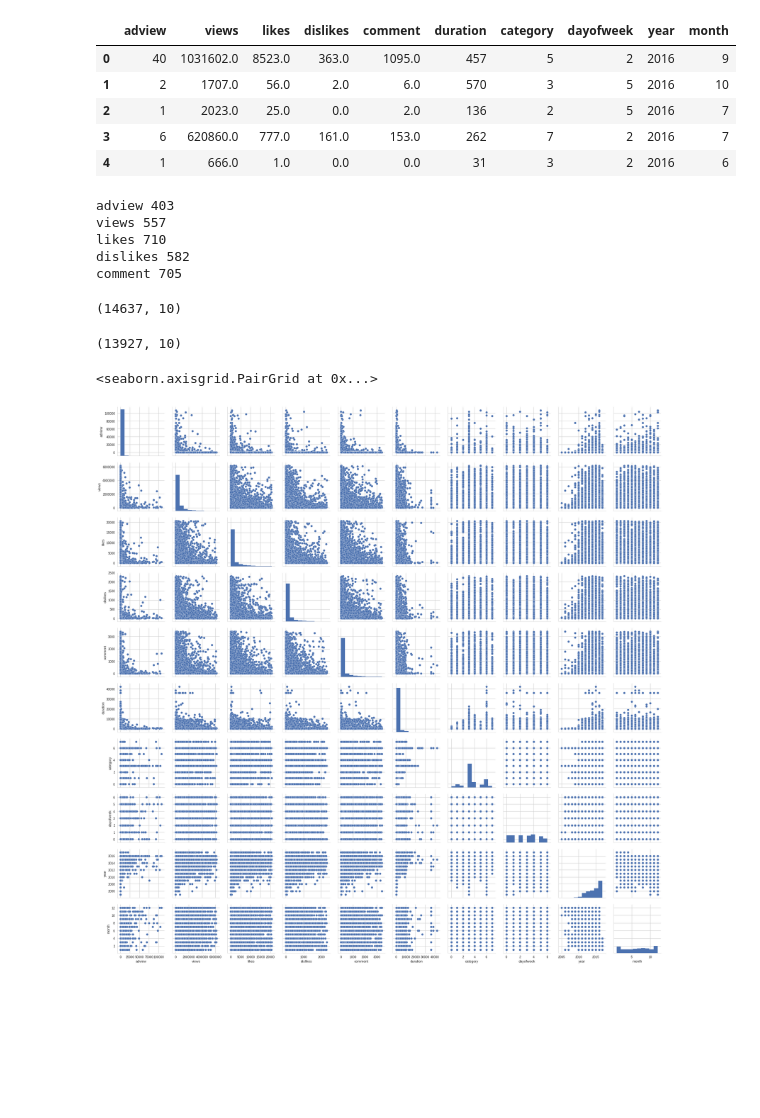
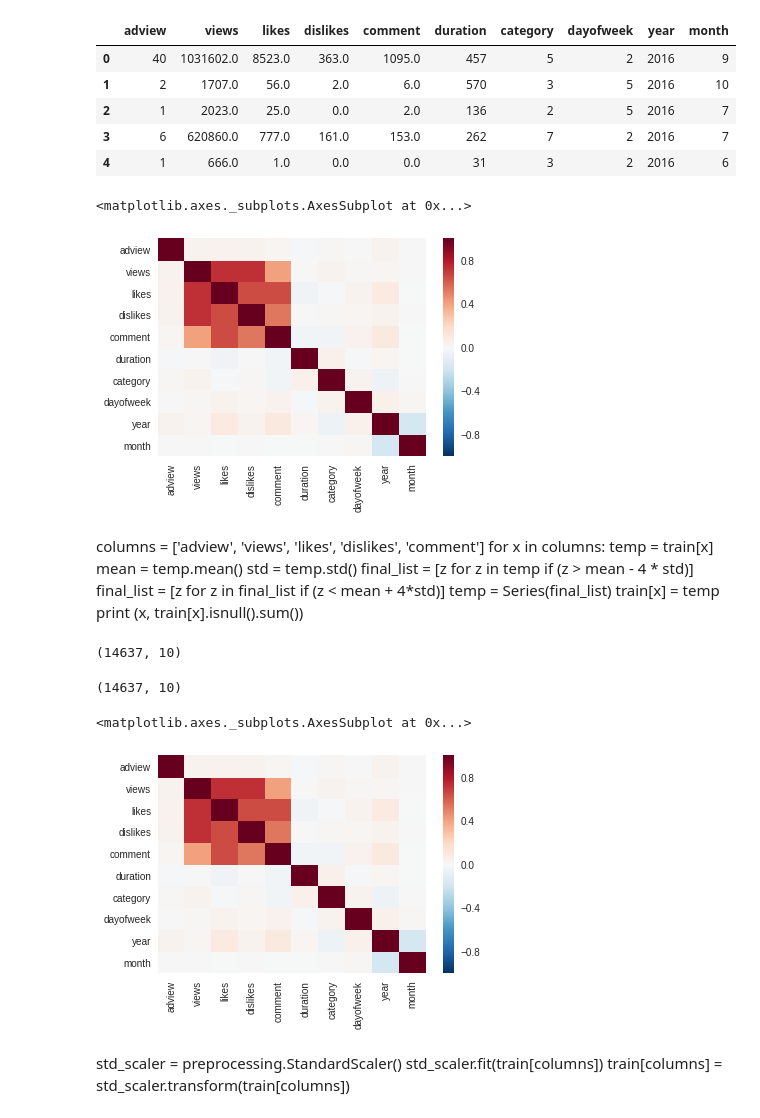
Before and after one commit to Raunaq-Jain/Jupyter-Notebooks, a Jupyter notebook: hiringtask-master/machine_learning/Notebook/Youtube_adviews_2.ipynb, the cells around one changed output. Saved outputs shown, nothing was run; the diff lists cells and outputs as text; code cells hidden in the pictures; blank space fills up the shorter version.

```diff
--- a/hiringtask-master/machine_learning/Notebook/Youtube_adviews_2.ipynb
+++ b/hiringtask-master/machine_learning/Notebook/Youtube_adviews_2.ipynb
@@ -130,23 +144,22 @@ train.head()
 | 2 | 1 | 2023.0 | 25.0 | 0.0 | 2.0 | 136 | 2 | 5 | 2016 | 7 |
 | 3 | 6 | 620860.0 | 777.0 | 161.0 | 153.0 | 262 | 7 | 2 | 2016 | 7 |
 | 4 | 1 | 666.0 | 1.0 | 0.0 | 0.0 | 31 | 3 | 2 | 2016 | 6 |
-# %%
-columns = ['adview', 'views', 'likes', 'dislikes', 'comment']
-for x in columns:
-    temp = train[x]
-    mean = temp.mean()
-    std = temp.std()
-    final_list = [z for z in temp if (z > mean - 2 * std)]
-    final_list = [z for z in final_list if (z < mean + 2*std)]
-    temp = Series(final_list)
-    train[x] = temp
-    print (x, train[x].isnull().sum())
-# %% [output]
-adview 403
-views 557
-likes 710
-dislikes 582
-comment 705
+# %%
+sns.heatmap(train.corr())
+# %% [output]
+<matplotlib.axes._subplots.AxesSubplot at 0x...>
+[figure, added]
+# %% [markdown]
+columns = ['adview', 'views', 'likes', 'dislikes', 'comment']
+for x in columns:
+    temp = train[x]
+    mean = temp.mean()
+    std = temp.std()
+    final_list = [z for z in temp if (z > mean - 4 * std)]
+    final_list = [z for z in final_list if (z < mean + 4*std)]
+    temp = Series(final_list)
+    train[x] = temp
+    print (x, train[x].isnull().sum())
 # %%
 train.shape
 # %% [output]
@@ -156,10 +169,10 @@ train.dropna(inplace=True)
 # %%
 train.shape
 # %% [output]
-(13927, 10)
+(14637, 10)
 # %%
-sns.pairplot(train)
+sns.heatmap(train.corr())
 # %% [output]
-<seaborn.axisgrid.PairGrid at 0x...>
+<matplotlib.axes._subplots.AxesSubplot at 0x...>
-[figure, old version]
+[figure, new version]
 # %%
@@ -170,0 +180,4 @@ train[columns] = std_scaler.transform(train[columns])
+# %% [markdown]
+std_scaler = preprocessing.StandardScaler()
+std_scaler.fit(train[columns])
+train[columns] = std_scaler.transform(train[columns])
```
Also changed, not shown: parts of 30 cells of this notebook.
